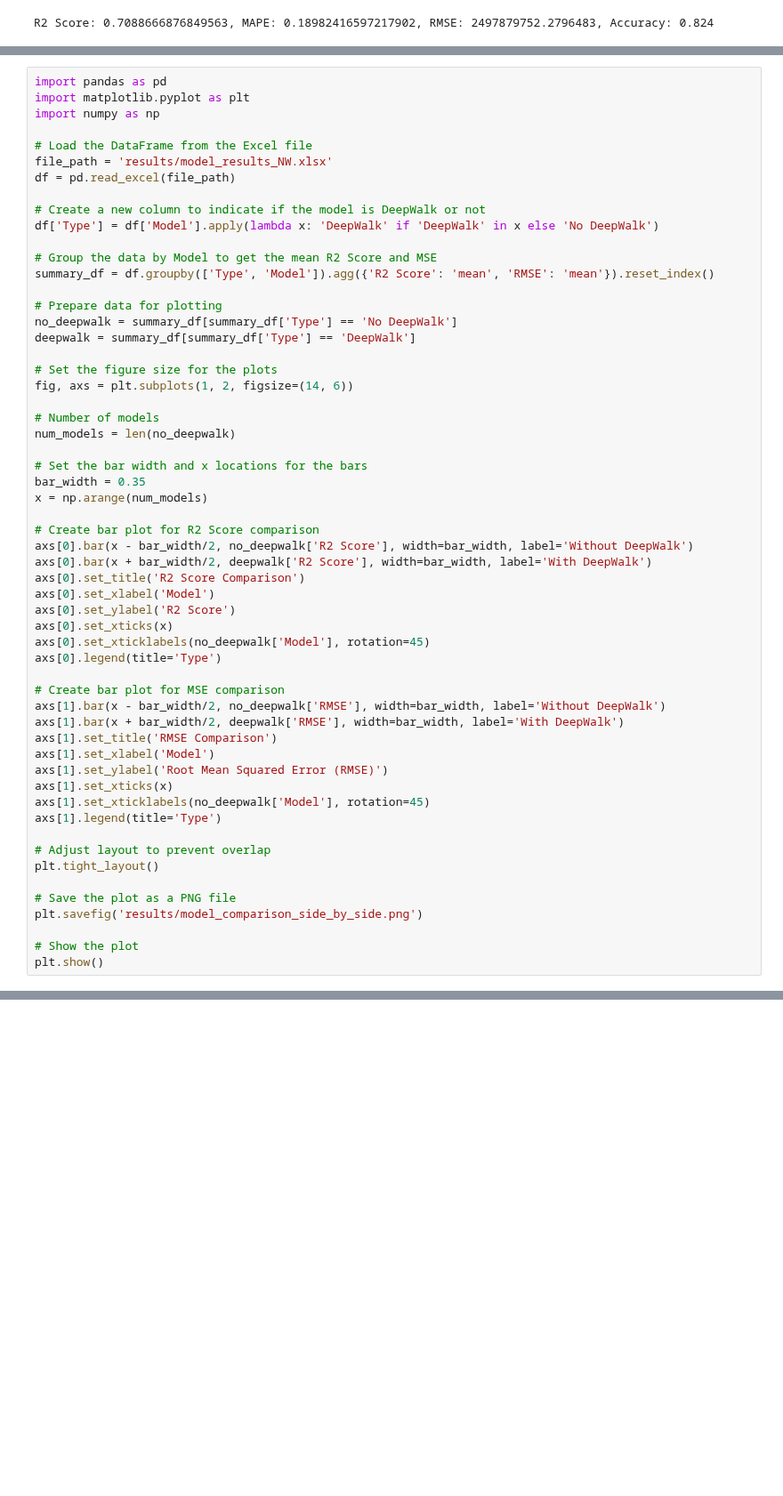
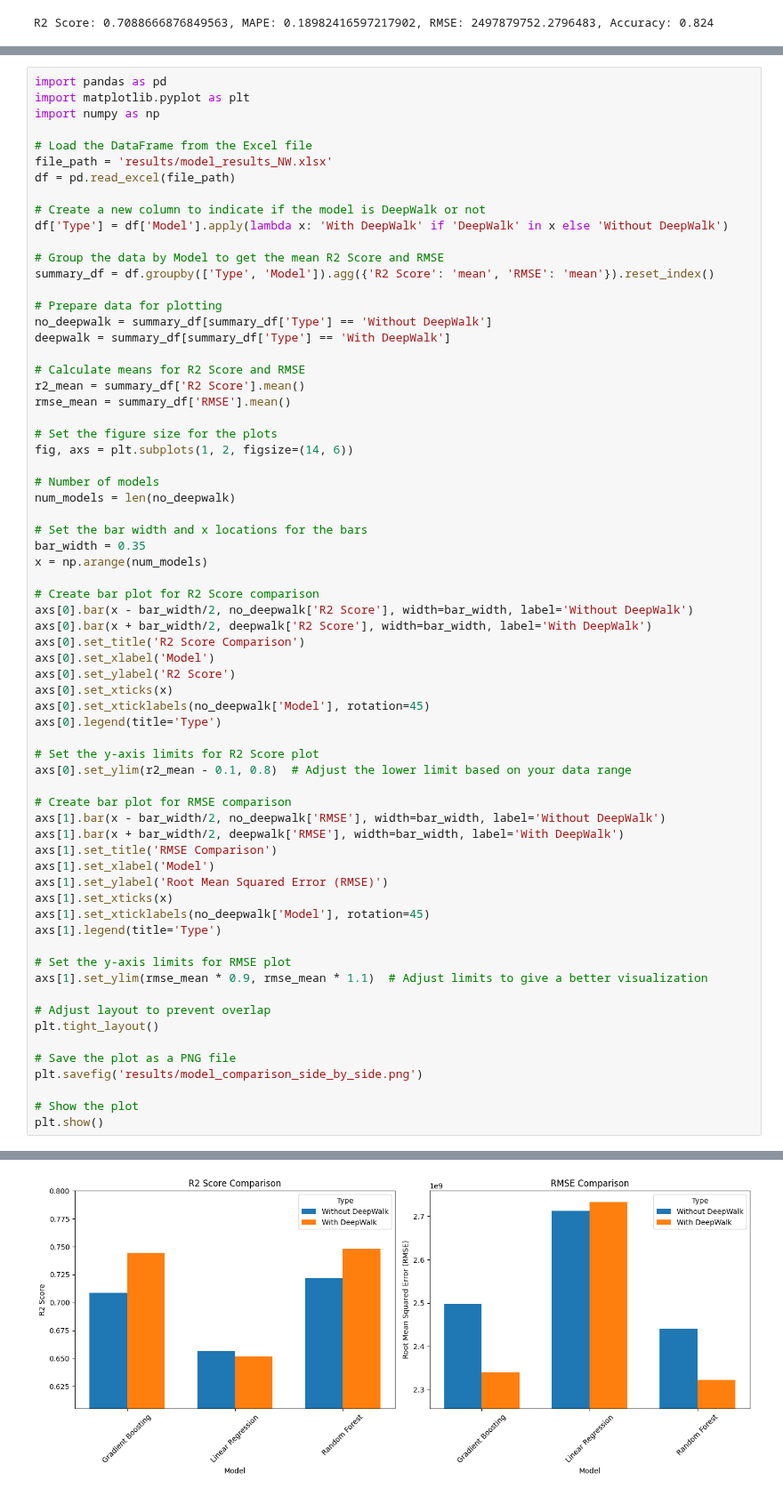
Before and after one commit to mamintoosi-papers-codes/House2Vec, a Jupyter notebook: DeepWalk-HPP.ipynb, the cells around one changed output, grey strips where cells are left out. Shown at 89% size. Drawn from its saved outputs; the diff is of its cells as text; blank space fills up the shorter version.

```diff
--- a/DeepWalk-HPP.ipynb
+++ b/DeepWalk-HPP.ipynb
@@ -766,14 +800,18 @@ file_path = 'results/model_results_NW.xlsx'
 df = pd.read_excel(file_path)
 
 # Create a new column to indicate if the model is DeepWalk or not
-df['Type'] = df['Model'].apply(lambda x: 'DeepWalk' if 'DeepWalk' in x else 'No DeepWalk')
+df['Type'] = df['Model'].apply(lambda x: 'With DeepWalk' if 'DeepWalk' in x else 'Without DeepWalk')
 
-# Group the data by Model to get the mean R2 Score and MSE
+# Group the data by Model to get the mean R2 Score and RMSE
 summary_df = df.groupby(['Type', 'Model']).agg({'R2 Score': 'mean', 'RMSE': 'mean'}).reset_index()
 
 # Prepare data for plotting
-no_deepwalk = summary_df[summary_df['Type'] == 'No DeepWalk']
-deepwalk = summary_df[summary_df['Type'] == 'DeepWalk']
+no_deepwalk = summary_df[summary_df['Type'] == 'Without DeepWalk']
+deepwalk = summary_df[summary_df['Type'] == 'With DeepWalk']
+
+# Calculate means for R2 Score and RMSE
+r2_mean = summary_df['R2 Score'].mean()
+rmse_mean = summary_df['RMSE'].mean()
 
 # Set the figure size for the plots
 fig, axs = plt.subplots(1, 2, figsize=(14, 6))
@@ -795,7 +833,10 @@ axs[0].set_xticks(x)
 axs[0].set_xticklabels(no_deepwalk['Model'], rotation=45)
 axs[0].legend(title='Type')
 
-# Create bar plot for MSE comparison
+# Set the y-axis limits for R2 Score plot
+axs[0].set_ylim(r2_mean - 0.1, 0.8)  # Adjust the lower limit based on your data range
+
+# Create bar plot for RMSE comparison
 axs[1].bar(x - bar_width/2, no_deepwalk['RMSE'], width=bar_width, label='Without DeepWalk')
 axs[1].bar(x + bar_width/2, deepwalk['RMSE'], width=bar_width, label='With DeepWalk')
 axs[1].set_title('RMSE Comparison')
@@ -805,6 +846,9 @@ axs[1].set_xticks(x)
 axs[1].set_xticklabels(no_deepwalk['Model'], rotation=45)
 axs[1].legend(title='Type')
 
+# Set the y-axis limits for RMSE plot
+axs[1].set_ylim(rmse_mean * 0.9, rmse_mean * 1.1)  # Adjust limits to give a better visualization
+
 # Adjust layout to prevent overlap
 plt.tight_layout()
 
@@ -818,3 +861,4 @@ Matplotlib is currently using pgf, which is a non-GUI backend, so cannot show th
+[figure, added]
 # %%
 import networkx as nx
 import pandas as pd
```
Also changed, not shown: parts of 12 cells of this notebook, 11 other files.
